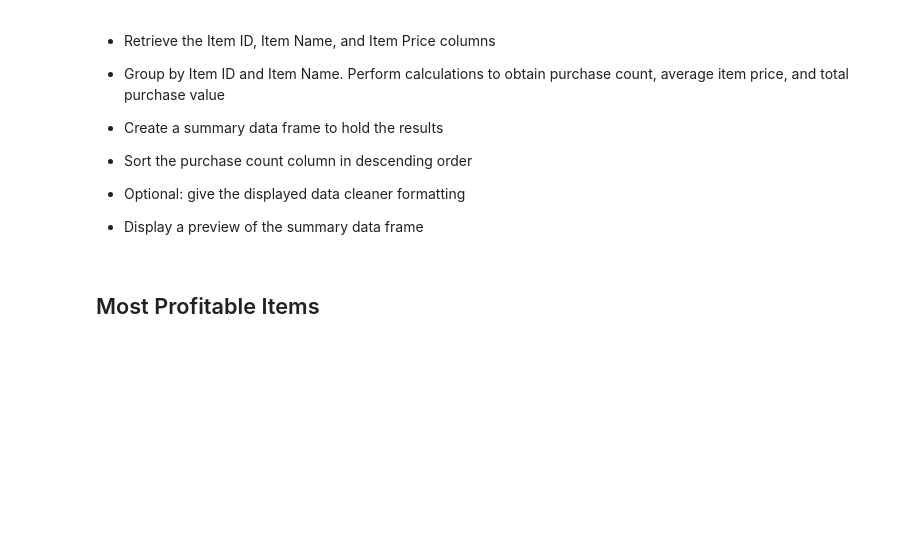
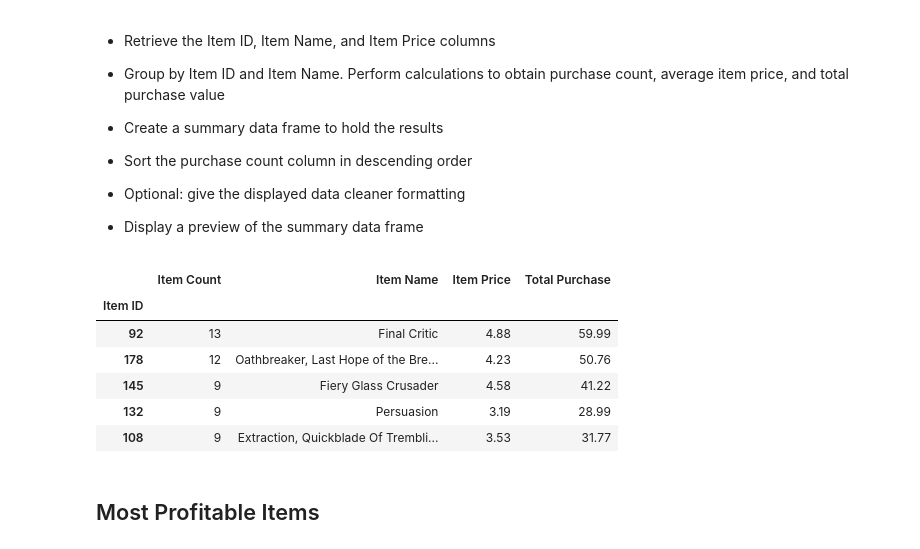
Before and after one commit to atravaglia/pandas-challenge, a Jupyter notebook: HeroesOfPymoli.ipynb, the cells around one changed output. Cells and saved outputs as stored; diff of their text form; code cells hidden in the pictures; blank space fills up the shorter version.

```diff
--- a/HeroesOfPymoli.ipynb
+++ b/HeroesOfPymoli.ipynb
@@ -284,6 +367,35 @@ summary_purchasing_analysis
 
 
 * Display a preview of the summary data frame
+# %%
+item_id = purchase_data.groupby(purchase_data['Item ID'])
+
+#item_id.head()
+unique_items = item_id['Item ID'].unique().str[0]
+item_name = item_id['Item Name'].unique().str[0]
+item_purchase_count = item_id['Age'].count()
+item_price = item_id['Price'].unique().str[0]
+item_purchase_total = item_id['Price'].sum()
+
+item_summary =pd.DataFrame({'Item ID':unique_items,
+                'Item Name':item_name,
+                'Item Price':item_price,
+                'Item Count':item_purchase_count,
+                'Total Purchase':item_purchase_total})
+
+
+#item_summary = item_summary.set_index('Item ID')
+item_summary = item_summary.sort_values('Item Count', ascending=False)
+item_summary_df = item_summary[['Item Count','Item Name','Item Price','Total Purchase']]
+item_summary_df.head()
+# %% [output]
+|  | Item Count | Item Name | Item Price | Total Purchase |
+| Item ID |  |  |  |  |
+| 92 | 13 | Final Critic | 4.88 | 59.99 |
+| 178 | 12 | Oathbreaker, Last Hope of the Bre... | 4.23 | 50.76 |
+| 145 | 9 | Fiery Glass Crusader | 4.58 | 41.22 |
+| 132 | 9 | Persuasion | 3.19 | 28.99 |
+| 108 | 9 | Extraction, Quickblade Of Trembli... | 3.53 | 31.77 |
 # %% [markdown]
 ## Most Profitable Items
 # %% [markdown]
```
Also changed, not shown: parts of 6 cells of this notebook, 1 other file.
